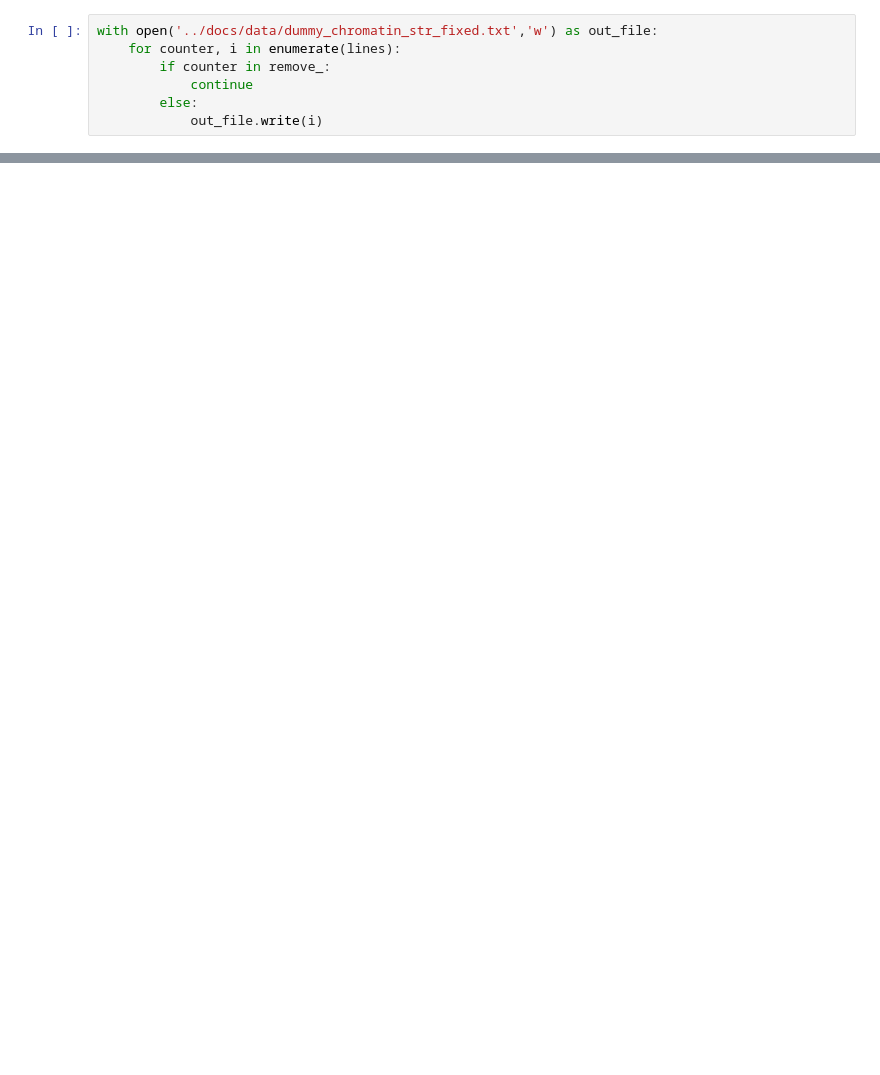
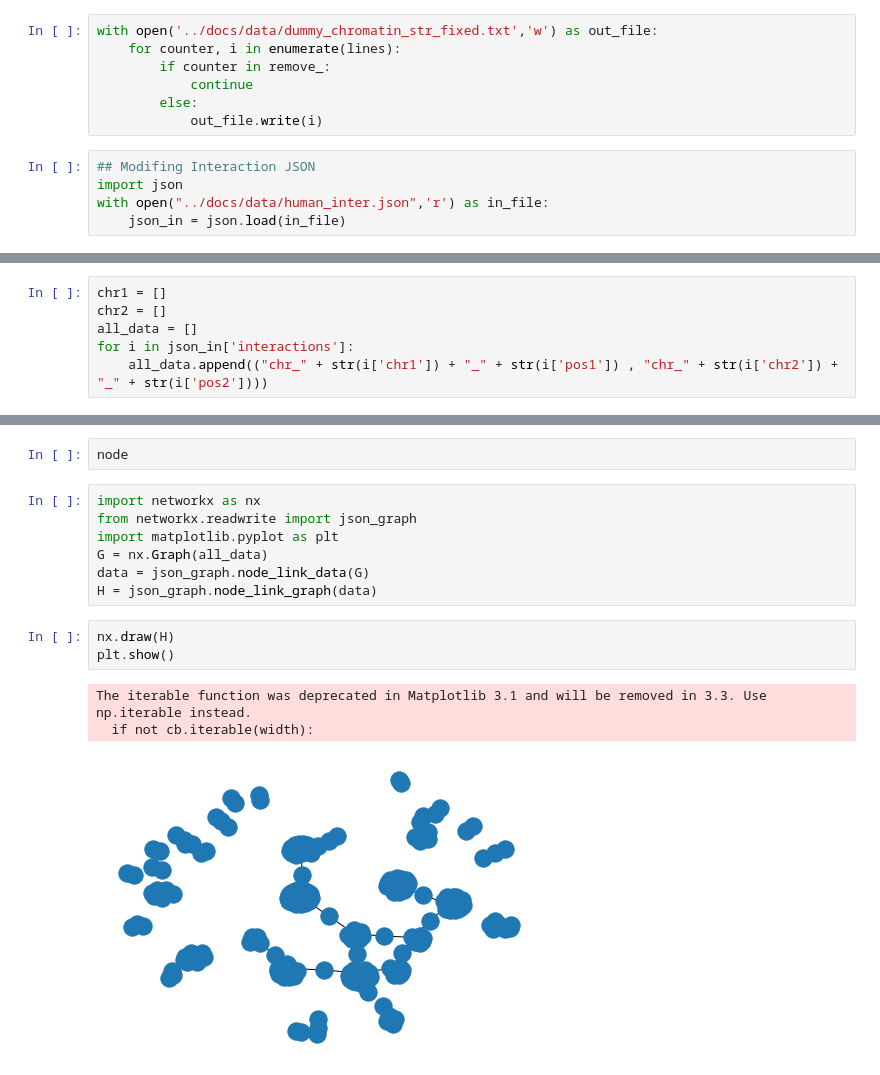
Before and after one commit to orionpax00/ChrVis, a Jupyter notebook: scripts/Untitled.ipynb, the cells around one changed output, grey strips where cells are left out. Drawn from its saved outputs; the diff is of its cells as text; blank space fills up the shorter version.

Commit message:
Network Analysis started

```diff
--- a/scripts/Untitled.ipynb
+++ b/scripts/Untitled.ipynb
@@ -23,3 +19,8 @@ with open('../docs/data/dummy_chromatin_str_fixed.txt','w') as out_file:
             continue
         else:
             out_file.write(i)
+# %%
+## Modifing Interaction JSON
+import json
+with open("../docs/data/human_inter.json",'r') as in_file:
+    json_in = json.load(in_file)
@@ -25,0 +47,6 @@ with open('../docs/data/dummy_chromatin_str_fixed.txt','w') as out_file:
+# %%
+chr1 = []
+chr2 = []
+all_data = []
+for i in json_in['interactions']:
+    all_data.append(("chr_" + str(i['chr1']) + "_" + str(i['pos1']) , "chr_" + str(i['chr2']) + "_" + str(i['pos2'])))
@@ -25,0 +99,16 @@ with open('../docs/data/dummy_chromatin_str_fixed.txt','w') as out_file:
+# %%
+node
+# %%
+import networkx as nx
+from networkx.readwrite import json_graph
+import matplotlib.pyplot as plt
+G = nx.Graph(all_data)
+data = json_graph.node_link_data(G)
+H = json_graph.node_link_graph(data)
+# %%
+nx.draw(H)
+plt.show()
+# %% [output]
+The iterable function was deprecated in Matplotlib 3.1 and will be removed in 3.3. Use np.iterable instead.
+  if not cb.iterable(width):
+[figure, added]
```
Also changed, not shown: parts of 10 cells of this notebook, 11 other files.
